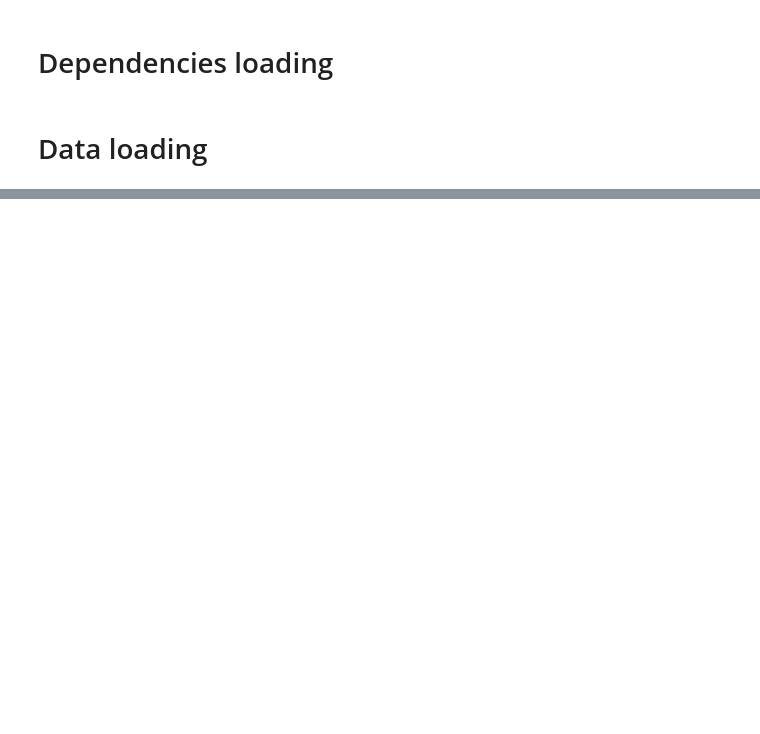
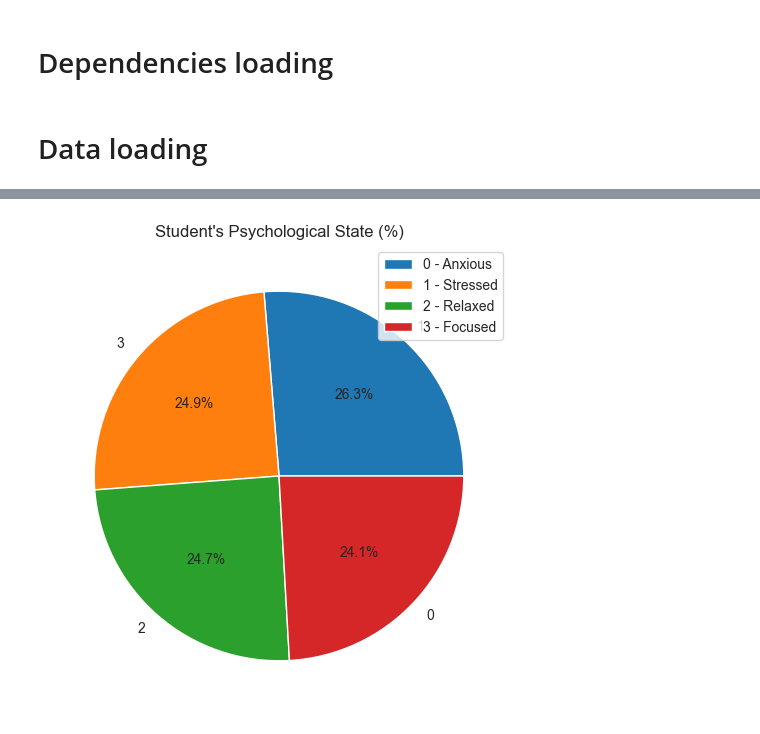
Before and after one commit to kasiadybcio/psychological-state-classification, a Jupyter notebook: notebooks/1.eda.ipynb, the cells around one changed output, grey strips where cells are left out. Saved outputs shown, nothing was run; the diff lists cells and outputs as text; code cells hidden in the pictures; blank space fills up the shorter version.

```diff
--- a/notebooks/1.eda.ipynb
+++ b/notebooks/1.eda.ipynb
@@ -72,0 +146,11 @@ data.head()
+# %%
+data["Psychological State"] = data["Psychological State"].map({'Anxious':0,"Stressed":1,"Relaxed":2,"Focused":3}).astype("int64", errors="ignore")
+# %%
+sns.set_style("whitegrid",{'font_scale':'1.6'})
+plt.figure(figsize=(6,6))
+plt.pie(data['Psychological State'].value_counts(),labels = data['Psychological State'].value_counts().index,autopct='%1.1f%%')
+plt.legend(['0 - Anxious','1 - Stressed','2 - Relaxed','3 - Focused'])
+plt.title("Student's Psychological State (%)")
+plt.show()
+# %% [output]
+[figure, added]
```
Also changed, not shown: parts of 23 cells of this notebook.
